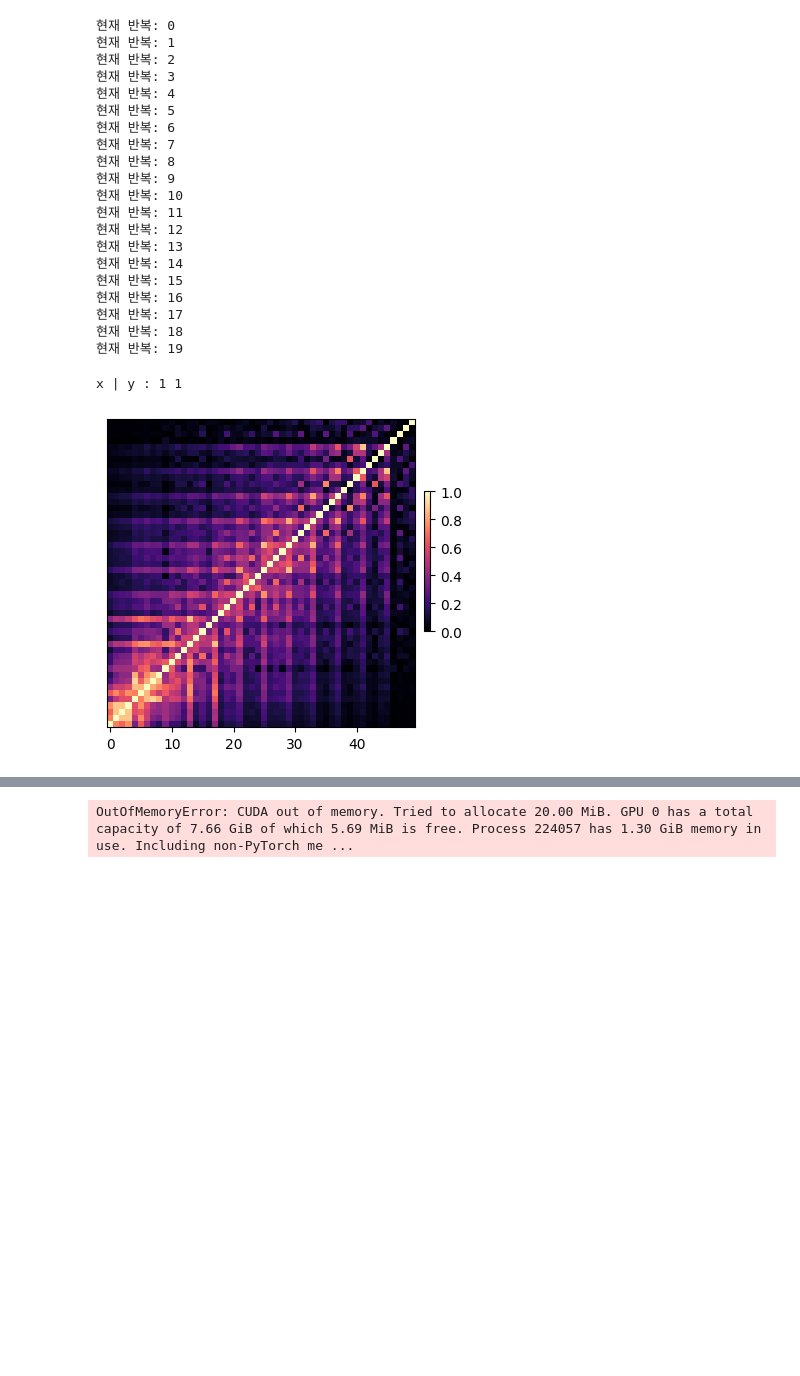
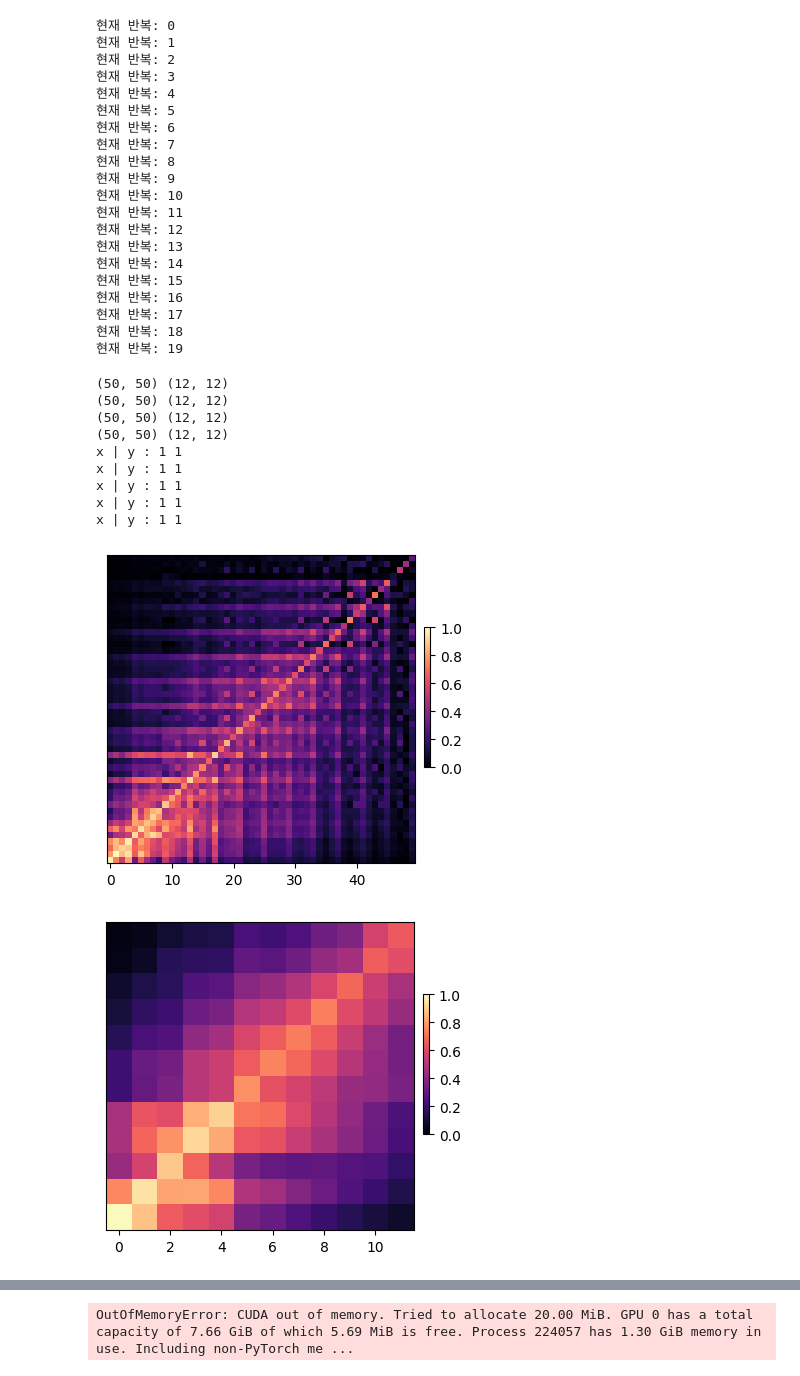
Before and after one commit to LeSN-Lab/diff-ViT, a Jupyter notebook: modeldiff_test.ipynb, the cells around one changed output, grey strips where cells are left out. Drawn from its saved outputs; the diff is of its cells as text; code cells hidden in the pictures; blank space fills up the shorter version.

```diff
--- a/modeldiff_test.ipynb
+++ b/modeldiff_test.ipynb
@@ -921,35 +936,3 @@ compute_cka_internal(int4_model, use_batch = True, normalize_act = False, cka_ba
 현재 반복: 19
 # %% [markdown]
 ## CKA Plot
-# %%
-# 필요한 라이브러리 임포트
-import torch
-import argparse
-import os
-import pickle
-import numpy as np
-from plot import *
-
-def plot_cka_map(cka_file_name, plot_name):
-    base_dir = '/home/jieungkim/quantctr/diff-ViT'
-
-
-
-    # GPU 설정
-
-
-    # CKA 결과 파일 경로 설정
-    cka_dir = os.path.join(base_dir, cka_file_name)
-
-
-    # CKA 결과 불러오기
-    with open(cka_dir, 'rb') as f:
-        cka = pickle.load(f)
-
-
-
-
-    # 전체 레이어에 대한 CKA 결과 플롯 생성
-    plot_dir = os.path.join(base_dir, plot_name)
-    plot_ckalist_resume([cka], plot_dir)
-# plot_cka_map('cka_not_quantized_result.pkl', 'cka_not_quantized_result.png')
@@ -1101,8 +1160,17 @@ compute_cka_with_adversarial(not_quantized_model,
 현재 반복: 17
 현재 반복: 18
 현재 반복: 19
-# %%
-plot_cka_map('cka_with_adversarial_int8_not_quantized.pkl', 'cka_with_adversarial_int8_not_quantized.png')
-# %% [output]
-x | y : 1 1
-[figure, removed]
+# %%
+plot_cka_map('cka_with_adversarial_int4_not_quantized', 'cka_with_adversarial_int4_not_quantized')
+# %% [output]
+(50, 50) (12, 12)
+(50, 50) (12, 12)
+(50, 50) (12, 12)
+(50, 50) (12, 12)
+x | y : 1 1
+x | y : 1 1
+x | y : 1 1
+x | y : 1 1
+x | y : 1 1
+[figure, added]
+[figure, added]
```
Also changed, not shown: parts of 6 cells of this notebook, 32 other files.
